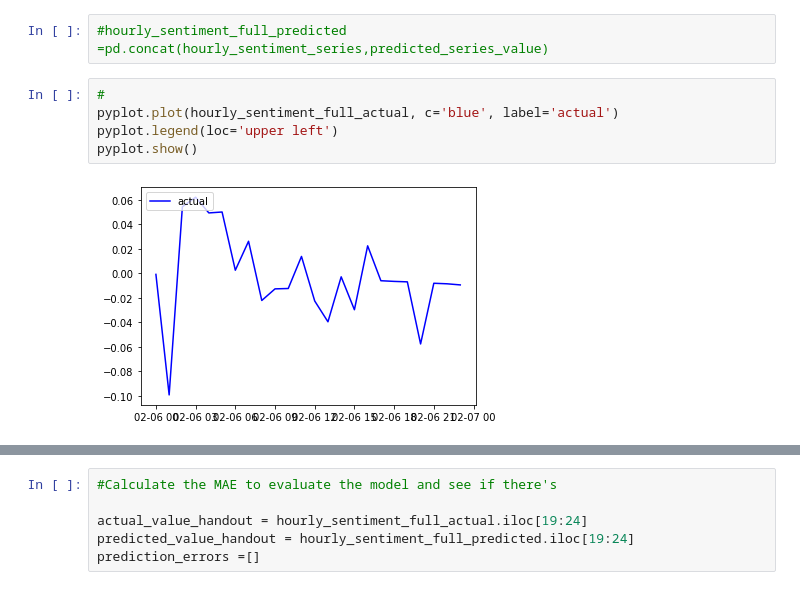
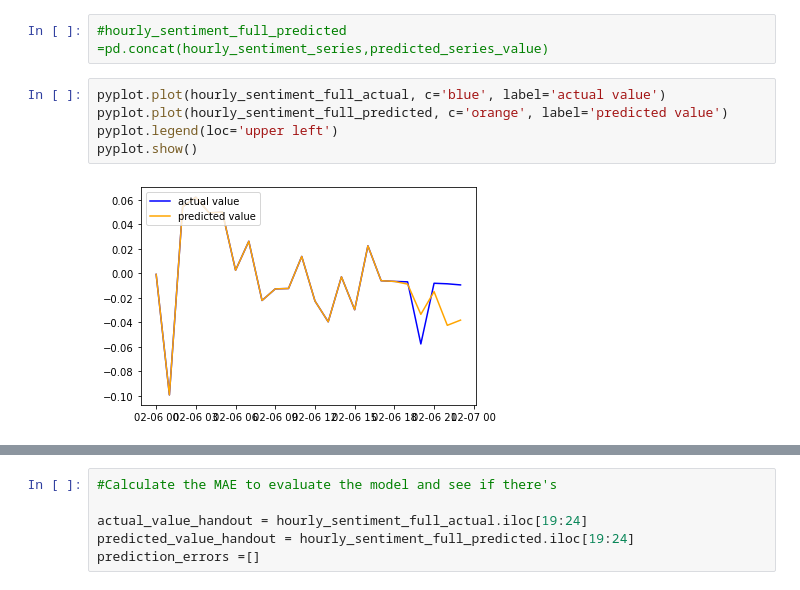
Before and after one commit to robin9029/TimeSeries, a Jupyter notebook: TimeSeries .ipynb, the cells around one changed output, grey strips where cells are left out. Cells and saved outputs as stored; diff of their text form.

```diff
--- a/TimeSeries .ipynb
+++ b/TimeSeries .ipynb
@@ -231,9 +230,9 @@ hourly_sentiment_full_predicted= hourly_sentiment_series.append(predicted_series
 # %%
 #hourly_sentiment_full_predicted =pd.concat(hourly_sentiment_series,predicted_series_value)
 # %%
-#
-pyplot.plot(hourly_sentiment_full_actual, c='blue', label='actual')
+pyplot.plot(hourly_sentiment_full_actual, c='blue', label='actual value')
+pyplot.plot(hourly_sentiment_full_predicted, c='orange', label='predicted value')
 pyplot.legend(loc='upper left')
 pyplot.show()
 # %% [output]
-[figure, old version]
+[figure, new version]
```
Also changed, not shown: parts of 16 cells of this notebook.
